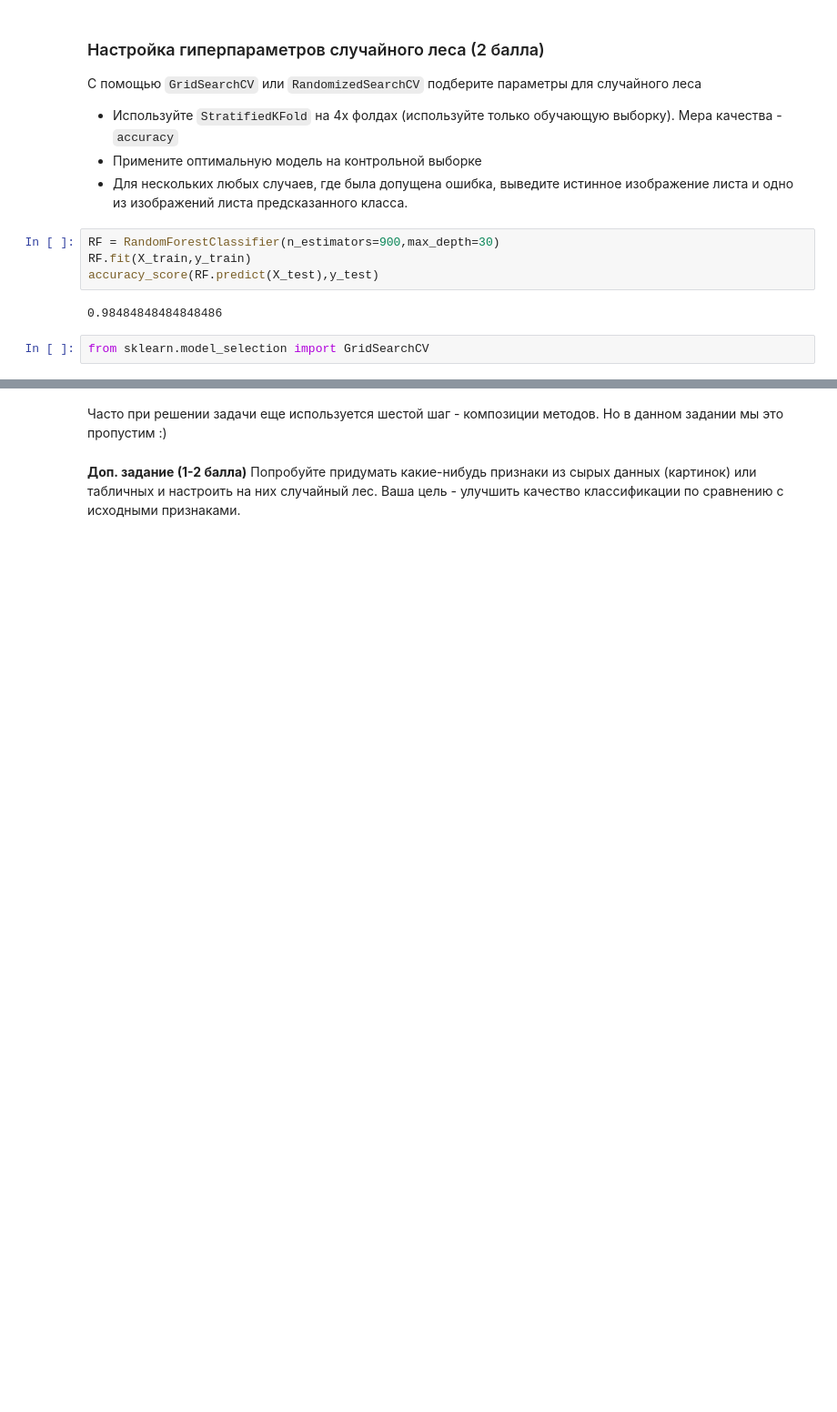
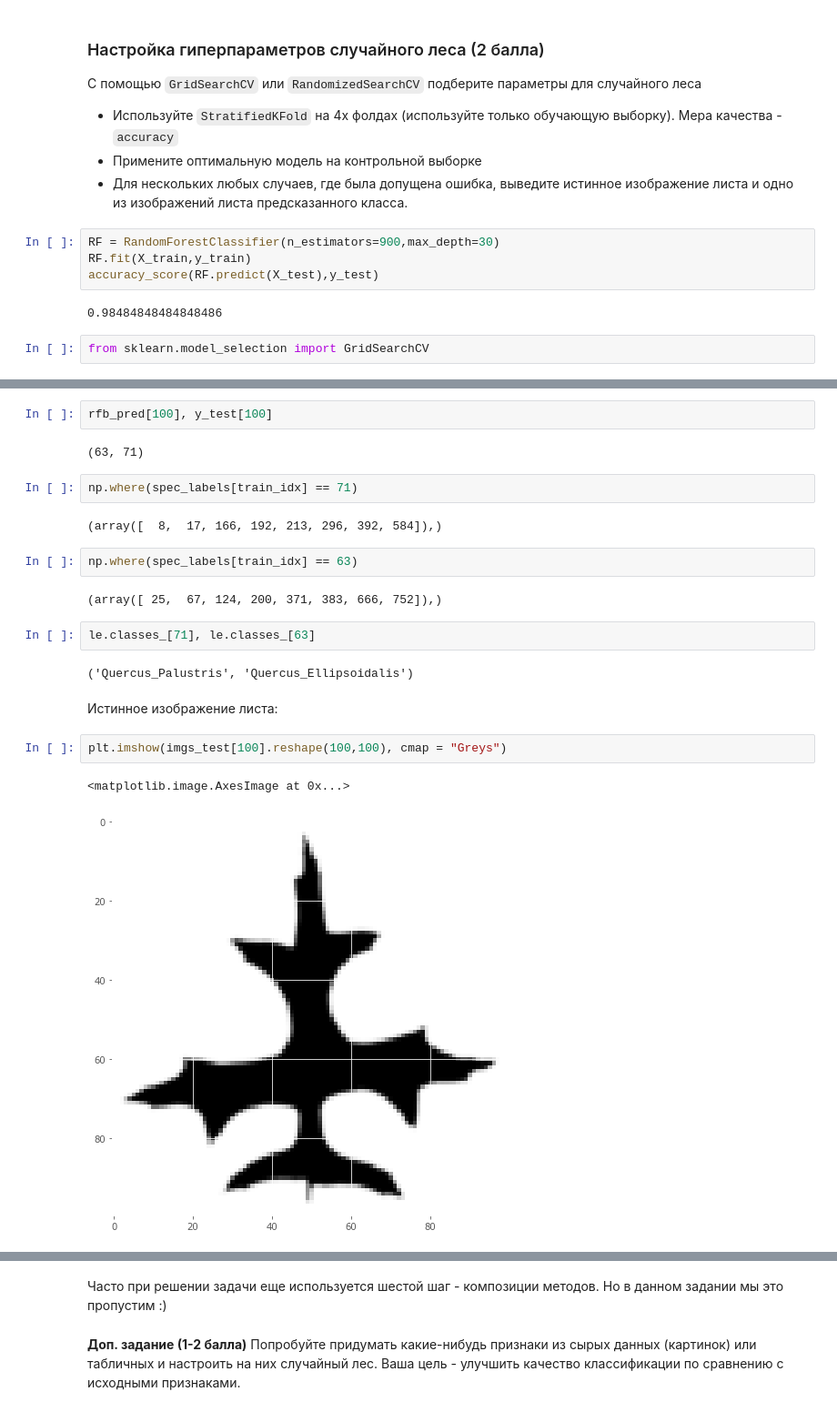
Before and after one commit to alxkornv/University-programming-projects, a Jupyter notebook: HW3/hw3.ipynb, the cells around one changed output, grey strips where cells are left out. Shown at 91% size. Saved outputs shown, nothing was run; the diff lists cells and outputs as text; blank space fills up the shorter version.

```diff
--- a/HW3/hw3.ipynb
+++ b/HW3/hw3.ipynb
@@ -879,0 +921,23 @@ KeyboardInterrupt:
+# %%
+rfb_pred[100], y_test[100]
+# %% [output]
+(63, 71)
+# %%
+np.where(spec_labels[train_idx] == 71)
+# %% [output]
+(array([  8,  17, 166, 192, 213, 296, 392, 584]),)
+# %%
+np.where(spec_labels[train_idx] == 63)
+# %% [output]
+(array([ 25,  67, 124, 200, 371, 383, 666, 752]),)
+# %%
+le.classes_[71], le.classes_[63]
+# %% [output]
+('Quercus_Palustris', 'Quercus_Ellipsoidalis')
+# %% [markdown]
+Истинное изображение листа:
+# %%
+plt.imshow(imgs_test[100].reshape(100,100), cmap = "Greys")
+# %% [output]
+<matplotlib.image.AxesImage at 0x...>
+[figure, added]
```
Also changed, not shown: parts of 11 cells of this notebook.
